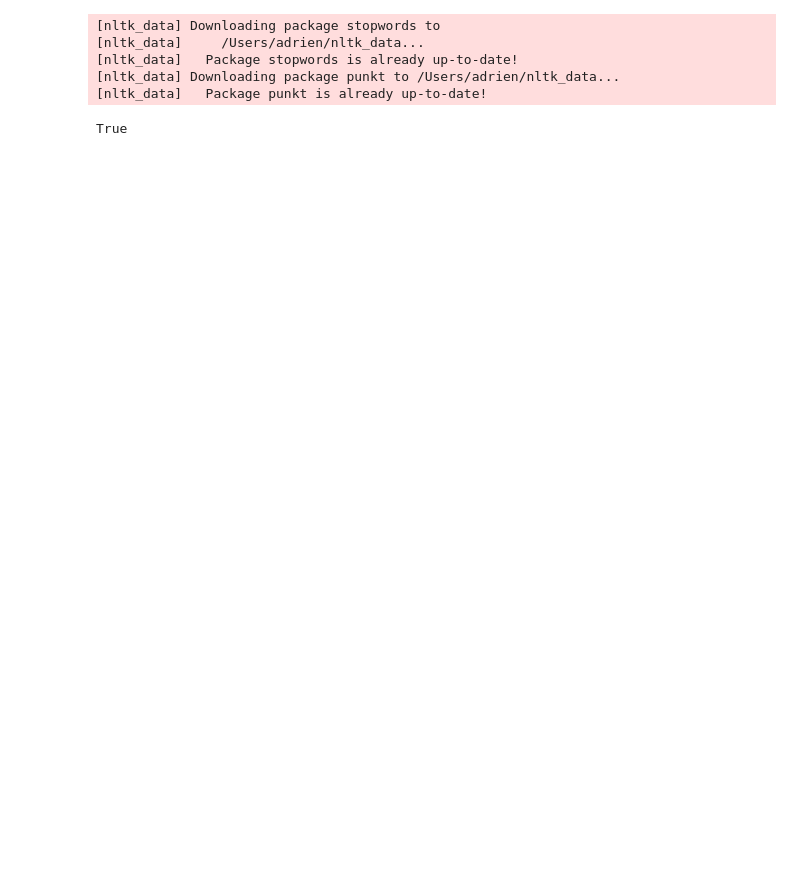
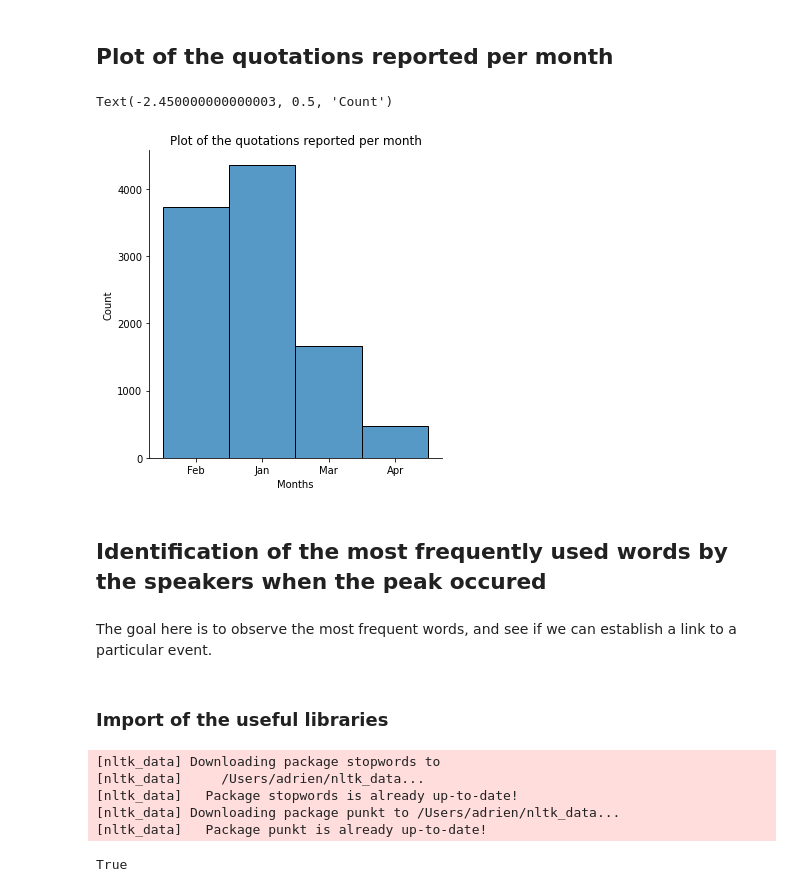
Before and after one commit to epfl-ada/ada-2021-project-flagada, a Jupyter notebook: proof_of_concept.ipynb, the cells around one changed output. Cells and saved outputs as stored; diff of their text form; code cells hidden in the pictures; blank space fills up the shorter version.

```diff
--- a/proof_of_concept.ipynb
+++ b/proof_of_concept.ipynb
@@ -179,3 +88,19 @@ Requirement already satisfied: click in /Users/adrien/miniconda3/lib/python3.9/s
+# %% [markdown]
+## Plot of the quotations reported per month
+# %%
+sns.displot(quotes_2020['month'])
+plt.title('Plot of the quotations reported per month')
+plt.xlabel("Months")
+plt.ylabel("Count")
+# %% [output]
+Text(-2.450000000000003, 0.5, 'Count')
+[figure, added]
+# %% [markdown]
+##  Identification of  the most frequently used words by the speakers when the peak occured
+# %% [markdown]
+The goal here is to observe the most frequent words, and see if we can establish a link to a particular event.
+# %% [markdown]
+### Import of the useful libraries
 # %%
 from nltk.corpus import stopwords
 from nltk.tokenize import word_tokenize
```
Also changed, not shown: parts of 52 cells of this notebook.
